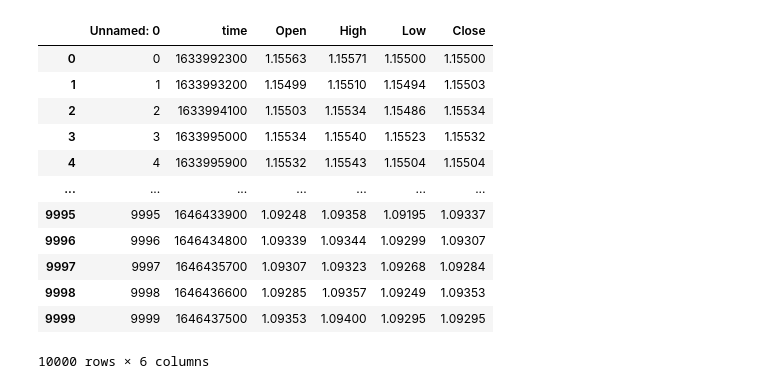
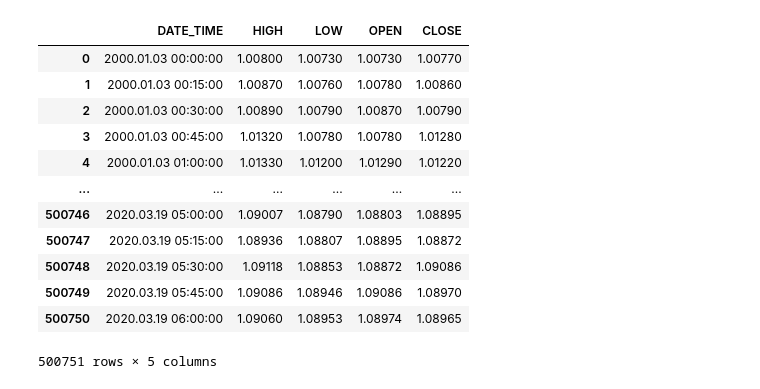
Before and after one commit to dercodeKoenig/colab-KI, a Jupyter notebook: xt_test.ipynb, the cells around one changed output. Saved outputs shown, nothing was run; the diff lists cells and outputs as text; code cells hidden in the pictures.

```diff
--- a/xt_test.ipynb
+++ b/xt_test.ipynb
@@ -72,20 +77,20 @@ sample_weight = 3
 # %%
-df = pd.read_csv("current_data.csv")
+df = pd.read_csv("EURUSD-2000-2020-15m.csv")
 df
 # %% [output]
-|  | Unnamed: 0 | time | Open | High | Low | Close |
-| 0 | 0 | 1633992300 | 1.15563 | 1.15571 | 1.15500 | 1.15500 |
-| 1 | 1 | 1633993200 | 1.15499 | 1.15510 | 1.15494 | 1.15503 |
-| 2 | 2 | 1633994100 | 1.15503 | 1.15534 | 1.15486 | 1.15534 |
-| 3 | 3 | 1633995000 | 1.15534 | 1.15540 | 1.15523 | 1.15532 |
-| 4 | 4 | 1633995900 | 1.15532 | 1.15543 | 1.15504 | 1.15504 |
-| ... | ... | ... | ... | ... | ... | ... |
-| 9995 | 9995 | 1646433900 | 1.09248 | 1.09358 | 1.09195 | 1.09337 |
-| 9996 | 9996 | 1646434800 | 1.09339 | 1.09344 | 1.09299 | 1.09307 |
-| 9997 | 9997 | 1646435700 | 1.09307 | 1.09323 | 1.09268 | 1.09284 |
-| 9998 | 9998 | 1646436600 | 1.09285 | 1.09357 | 1.09249 | 1.09353 |
-| 9999 | 9999 | 1646437500 | 1.09353 | 1.09400 | 1.09295 | 1.09295 |
+|  | DATE_TIME | HIGH | LOW | OPEN | CLOSE |
+| 0 | 2000.01.03 00:00:00 | 1.00800 | 1.00730 | 1.00730 | 1.00770 |
+| 1 | 2000.01.03 00:15:00 | 1.00870 | 1.00760 | 1.00780 | 1.00860 |
+| 2 | 2000.01.03 00:30:00 | 1.00890 | 1.00790 | 1.00870 | 1.00790 |
+| 3 | 2000.01.03 00:45:00 | 1.01320 | 1.00780 | 1.00780 | 1.01280 |
+| 4 | 2000.01.03 01:00:00 | 1.01330 | 1.01200 | 1.01290 | 1.01220 |
+| ... | ... | ... | ... | ... | ... |
+| 500746 | 2020.03.19 05:00:00 | 1.09007 | 1.08790 | 1.08803 | 1.08895 |
+| 500747 | 2020.03.19 05:15:00 | 1.08936 | 1.08807 | 1.08895 | 1.08872 |
+| 500748 | 2020.03.19 05:30:00 | 1.09118 | 1.08853 | 1.08872 | 1.09086 |
+| 500749 | 2020.03.19 05:45:00 | 1.09086 | 1.08946 | 1.09086 | 1.08970 |
+| 500750 | 2020.03.19 06:00:00 | 1.09060 | 1.08953 | 1.08974 | 1.08965 |
-10000 rows × 6 columns
+500751 rows × 5 columns
 # %%
 class candle_class:
     t = 0
```
Also changed, not shown: parts of 8 cells of this notebook.
